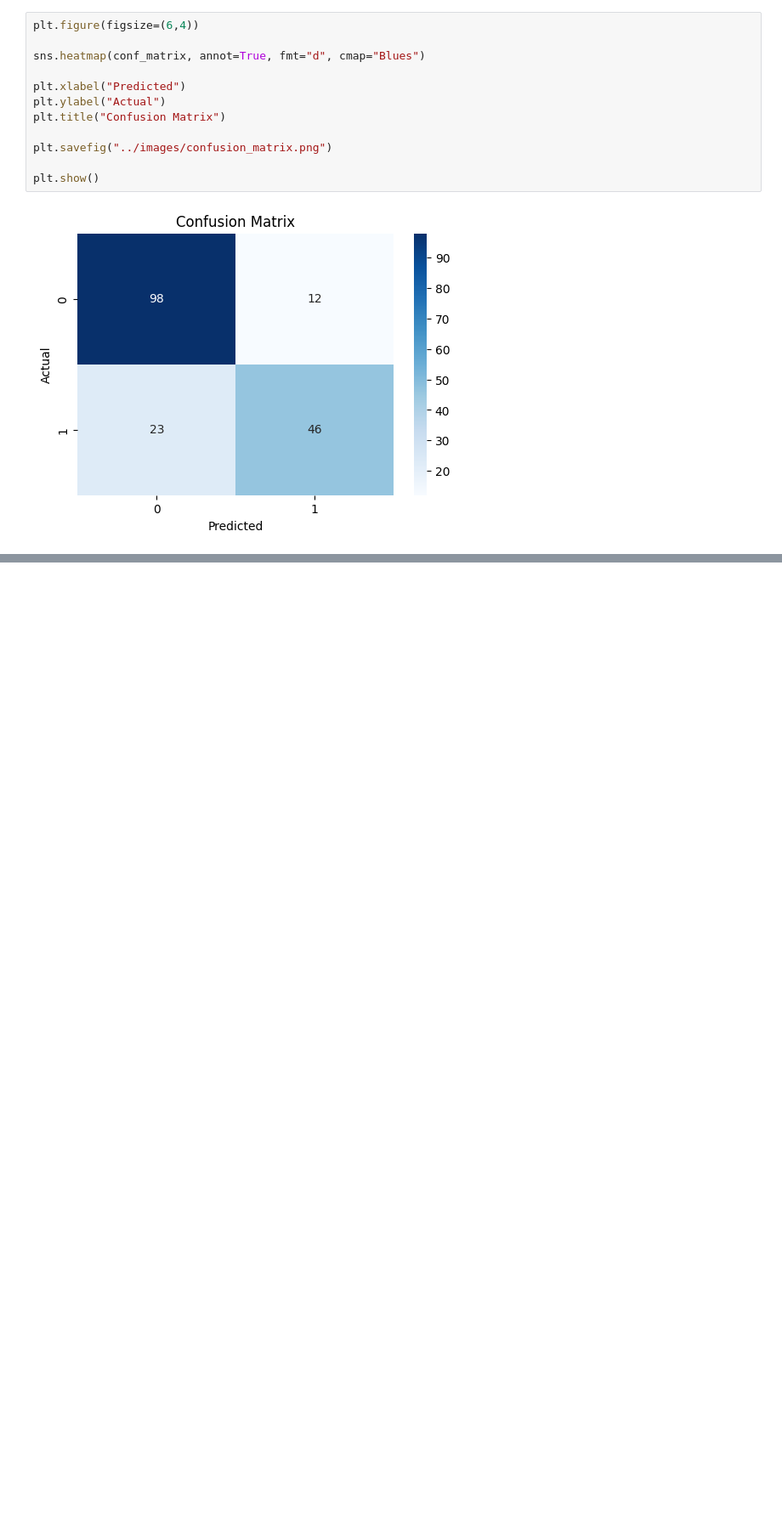
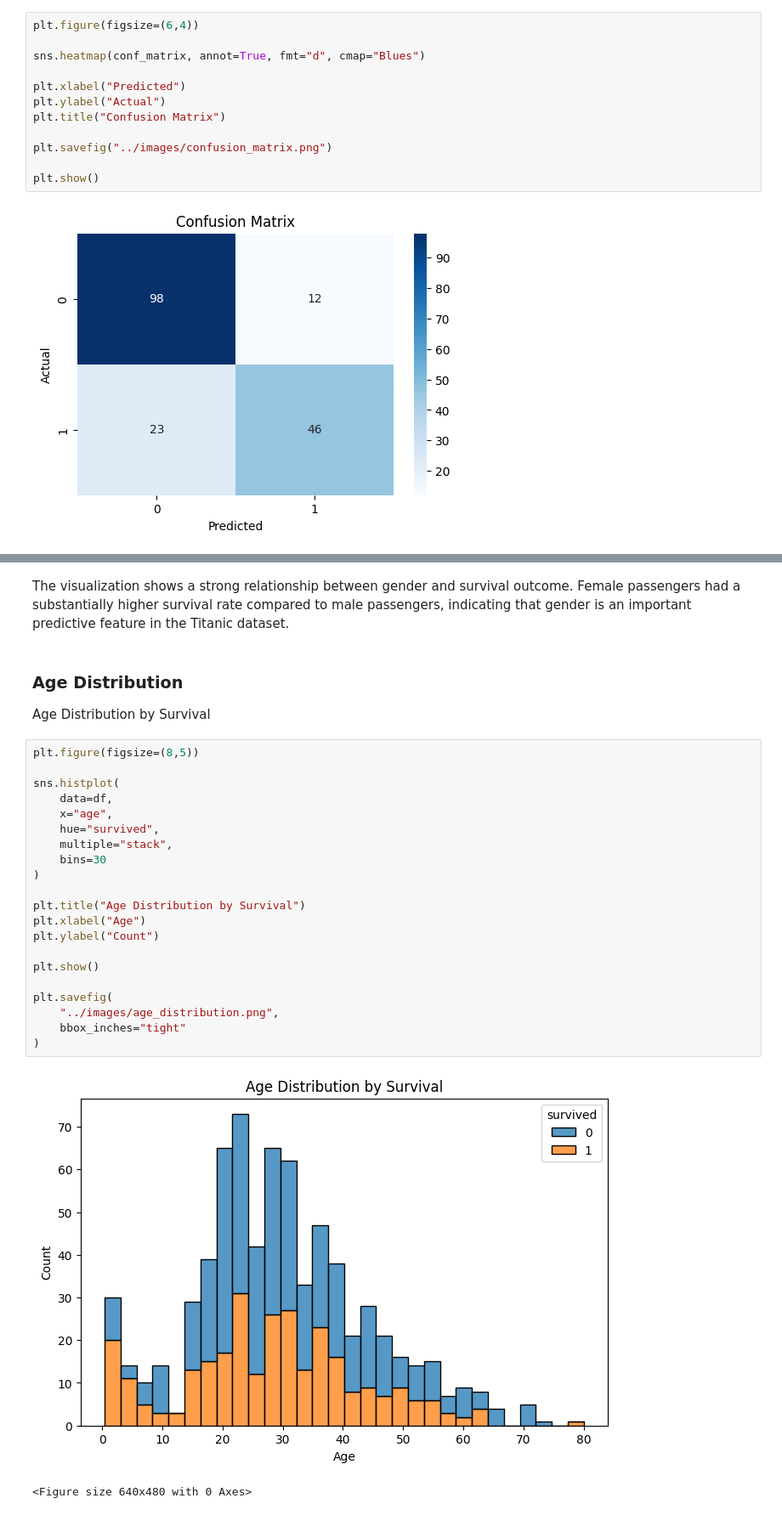
Before and after one commit to melekkuru/titanic-ml-pipeline, a Jupyter notebook: notebook/titanic_pipeline.ipynb, the cells around one changed output, grey strips where cells are left out. Shown at 85% size. Drawn from its saved outputs; the diff is of its cells as text; blank space fills up the shorter version.

```diff
--- a/notebook/titanic_pipeline.ipynb
+++ b/notebook/titanic_pipeline.ipynb
@@ -458,0 +510,29 @@ plt.show()
+# %% [markdown]
+The visualization shows a strong relationship between gender and survival outcome. Female passengers had a substantially higher survival rate compared to male passengers, indicating that gender is an important predictive feature in the Titanic dataset.
+# %% [markdown]
+### Age Distribution
+Age Distribution by Survival
+# %%
+plt.figure(figsize=(8,5))
+
+sns.histplot(
+    data=df,
+    x="age",
+    hue="survived",
+    multiple="stack",
+    bins=30
+)
+
+plt.title("Age Distribution by Survival")
+plt.xlabel("Age")
+plt.ylabel("Count")
+
+plt.show()
+
+plt.savefig(
+    "../images/age_distribution.png",
+    bbox_inches="tight"
+)
+# %% [output]
+[figure, added]
+<Figure size 640x480 with 0 Axes>
```
Also changed, not shown: parts of 15 cells of this notebook, 6 other files.
